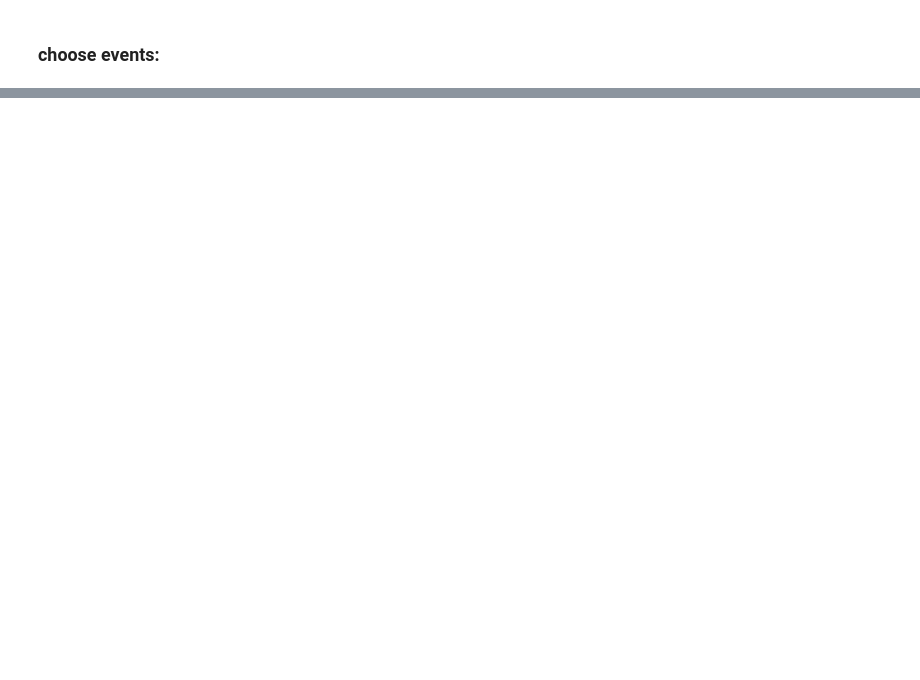
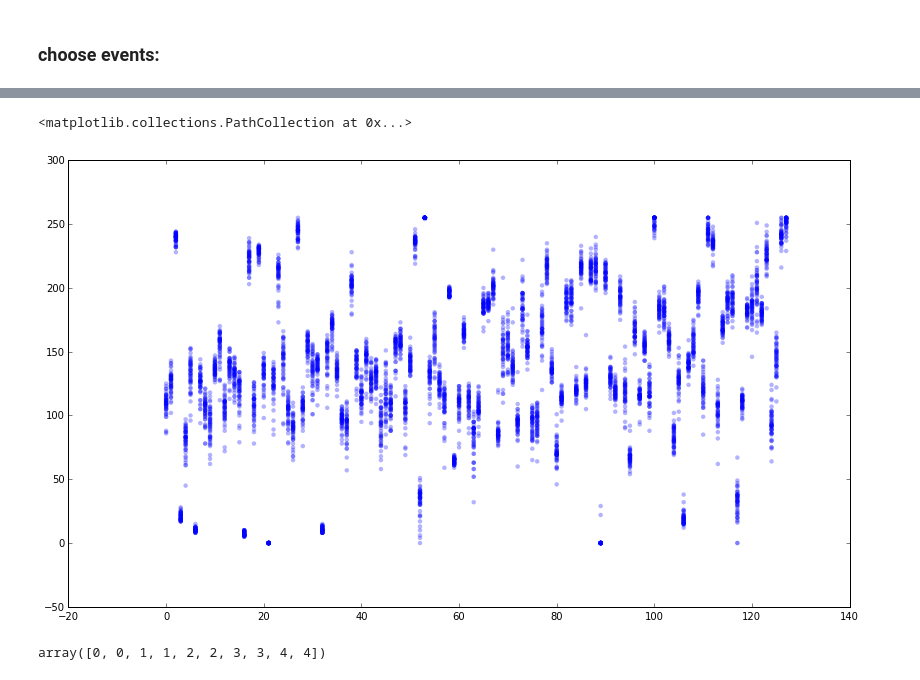
Before and after one commit to johk95/DeepIceLearning, a Jupyter notebook: johannes/updownclassification_3/analyze_network.ipynb, the cells around one changed output, grey strips where cells are left out. Cells and saved outputs as stored; diff of their text form; code cells hidden in the pictures; blank space fills up the shorter version.

```diff
--- a/johannes/updownclassification_3/analyze_network.ipynb
+++ b/johannes/updownclassification_3/analyze_network.ipynb
@@ -262,0 +354,16 @@ event_inputs[i].reshape(1,20,10,60,1).shape
+# %%
+allvals = np.zeros((128,50))
+for i, fo in enumerate(filter_outputs):
+    t = fo.values()
+    t = make_visual(np.array(t)).reshape((128))
+    allvals[:,i] = t
+plt.figure(figsize=(14,8))
+sh=allvals.shape
+plt.scatter(np.arange(sh[0]).repeat(sh[1]), make_visual(allvals,a=-2).flatten(), edgecolor='none', alpha=0.3)
+# %% [output]
+<matplotlib.collections.PathCollection at 0x...>
+[figure, added]
+# %%
+np.arange(5).repeat(2)
+# %% [output]
+array([0, 0, 1, 1, 2, 2, 3, 3, 4, 4])
```
Also changed, not shown: parts of 24 cells of this notebook, 7 other files.
